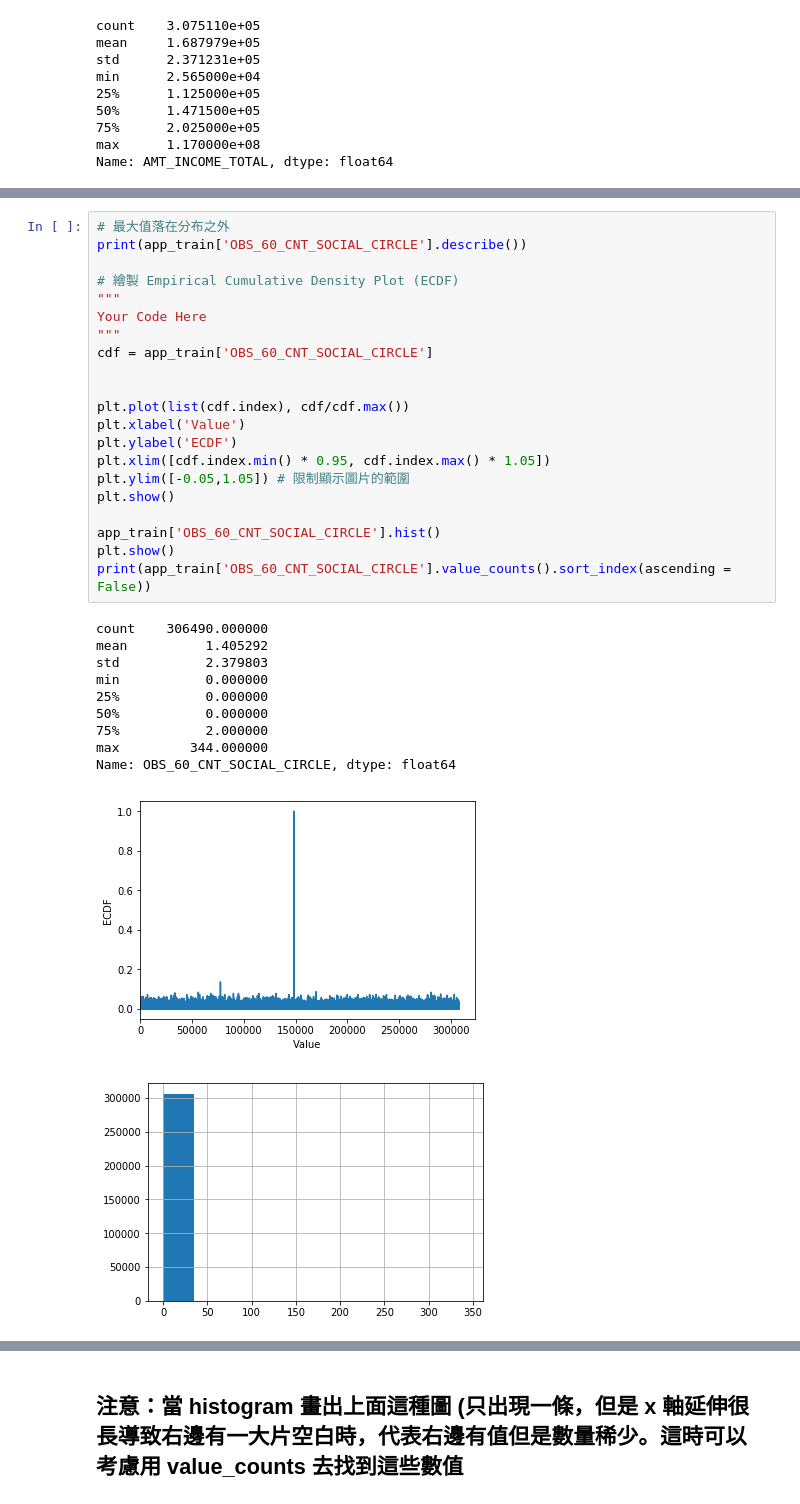
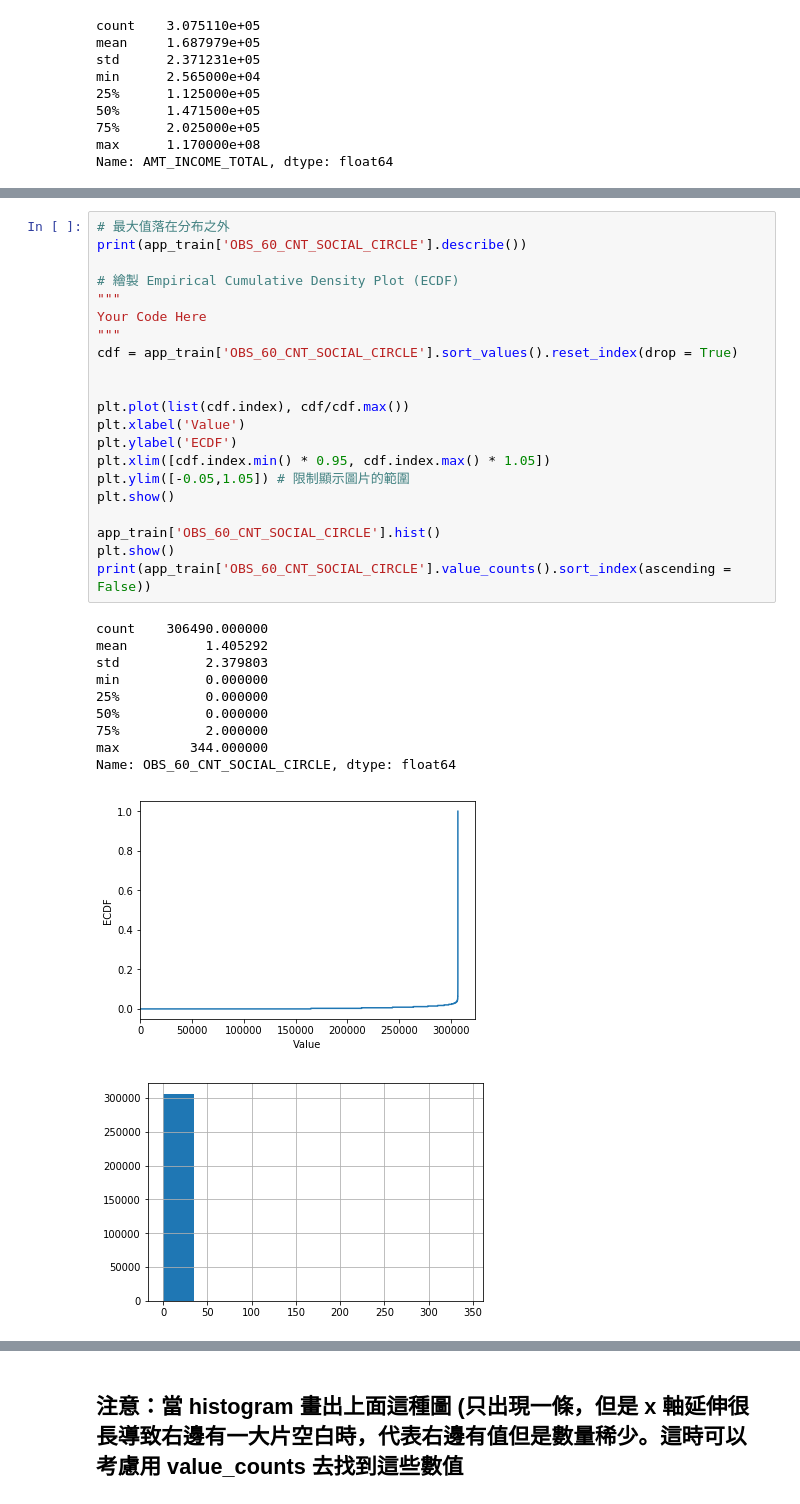
Before and after one commit to 500ken/3rd-ML100Days, a Jupyter notebook: homework/Day_009_HW.ipynb, the cells around one changed output, grey strips where cells are left out. Saved outputs shown, nothing was run; the diff lists cells and outputs as text.

```diff
--- a/homework/Day_009_HW.ipynb
+++ b/homework/Day_009_HW.ipynb
@@ -215,35 +215,35 @@ Name: REGION_POPULATION_RELATIVE, Length: 81, dtype: int64
 # %%
 # 最大值落在分布之外
 print(app_train['OBS_60_CNT_SOCIAL_CIRCLE'].describe())
 
 # 繪製 Empirical Cumulative Density Plot (ECDF)
 """
 Your Code Here
 """
-cdf = app_train['OBS_60_CNT_SOCIAL_CIRCLE']
+cdf = app_train['OBS_60_CNT_SOCIAL_CIRCLE'].sort_values().reset_index(drop = True)
 
 
 plt.plot(list(cdf.index), cdf/cdf.max())
 plt.xlabel('Value')
 plt.ylabel('ECDF')
 plt.xlim([cdf.index.min() * 0.95, cdf.index.max() * 1.05])
 plt.ylim([-0.05,1.05]) # 限制顯示圖片的範圍
 plt.show()
 
 app_train['OBS_60_CNT_SOCIAL_CIRCLE'].hist()
 plt.show()
 print(app_train['OBS_60_CNT_SOCIAL_CIRCLE'].value_counts().sort_index(ascending = False))
 # %% [output]
 count    306490.000000
 mean          1.405292
 std           2.379803
 min           0.000000
 25%           0.000000
 50%           0.000000
 75%           2.000000
 max         344.000000
 Name: OBS_60_CNT_SOCIAL_CIRCLE, dtype: float64
-[figure, old version]
+[figure, new version]
 [figure]
 344.0         1
 47.0          1
```
Also changed, not shown: parts of 2 cells of this notebook.
